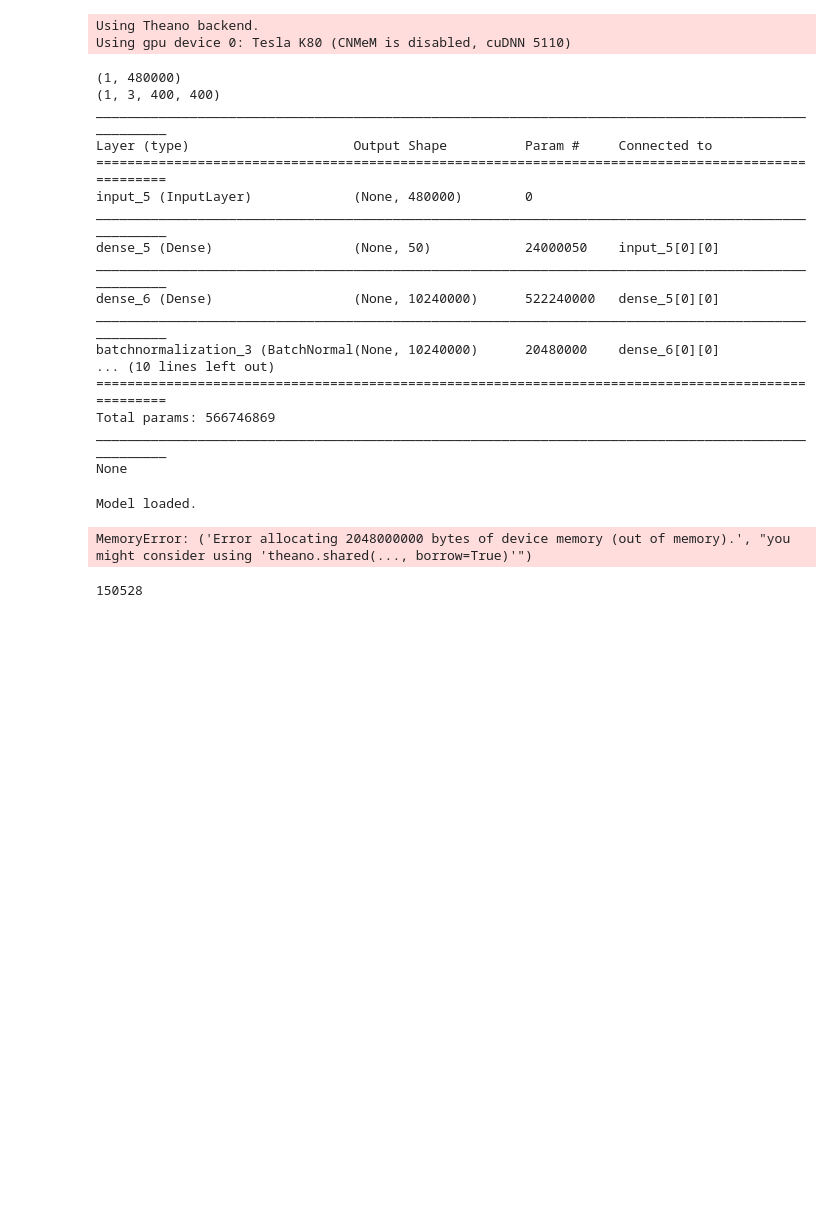
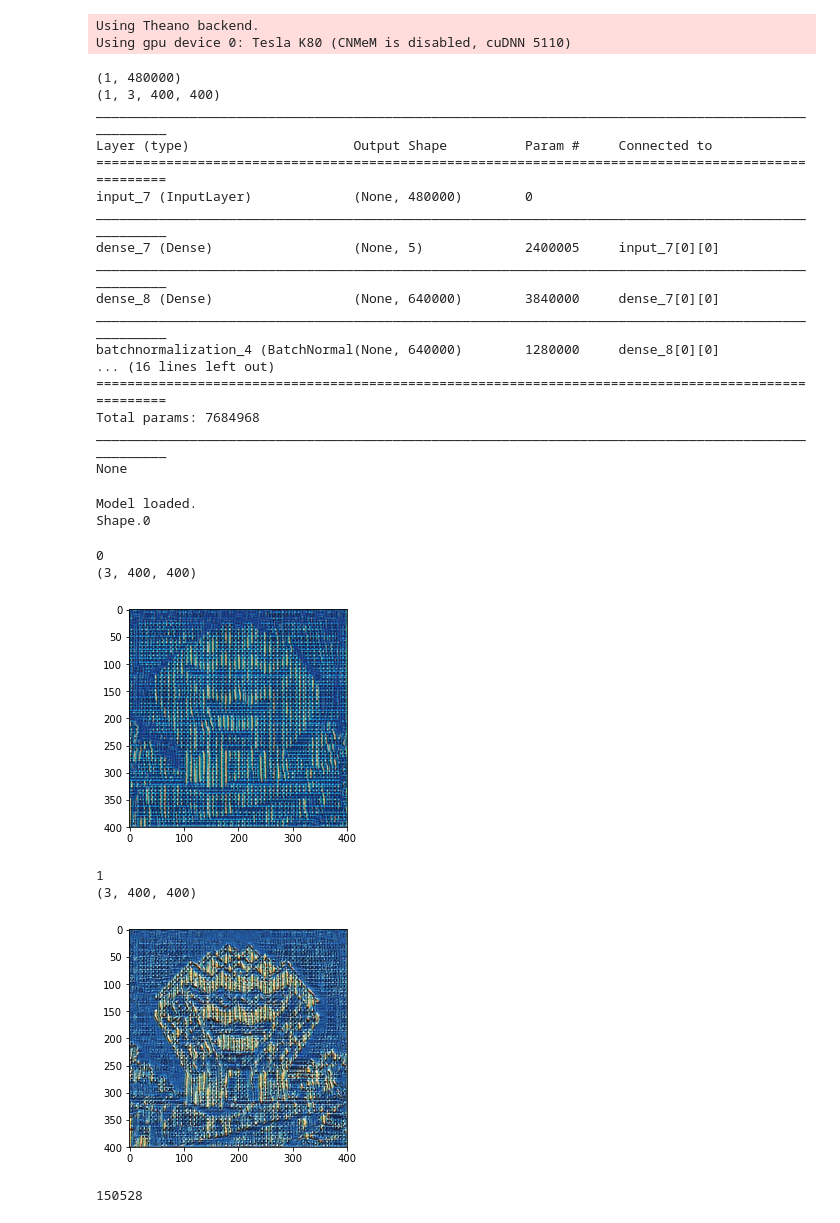
Before and after one commit to aliasvishnu/Generative-Style-Transfer, a Jupyter notebook: GNST-v3-Copy-Shubham.ipynb, the cells around one changed output. Drawn from its saved outputs; the diff is of its cells as text; code cells hidden in the pictures; blank space fills up the shorter version.

```diff
--- a/GNST-v3-Copy-Shubham.ipynb
+++ b/GNST-v3-Copy-Shubham.ipynb
@@ -29,8 +29,8 @@ base_image_path = "ucsd.jpg"
 style_reference_image_path = "vango.jpg"
 
 total_variation_weight = 1.0
-style_weight = 1.0*100*10
-content_weight = 0.025
+style_weight = 1.0
+content_weight = 0.025 / 400
 
 width, height = load_img(base_image_path).size
 img_nrows = 400
@@ -111,11 +111,11 @@ def get_loss2(y_true, y_pred):
     outputs_dict = dict([(layer.name, layer.output) for layer in model.layers])
 
     loss = K.variable(0.)
-#     layer_features = outputs_dict['block4_conv2']
-#     base_image_features = layer_features[0, :, :, :]
-#     print K.shape(base_image_features)
-#     combination_features = layer_features[2, :, :, :]
-#     loss = content_weight * content_loss(base_image_features, combination_features)
+    layer_features = outputs_dict['block4_conv2']
+    base_image_features = layer_features[0, :, :, :]
+    print K.shape(base_image_features)
+    combination_features = layer_features[2, :, :, :]
+    loss = content_weight * content_loss(base_image_features, combination_features)
 #     loss = 0 * content_loss(base_image_features, combination_features)
 
     feature_layers = ['block1_conv1', 'block2_conv1','block3_conv1', 'block4_conv1','block5_conv1']
@@ -134,15 +134,16 @@ def get_loss2(y_true, y_pred):
 inputs = Input(shape=( img_nrows*img_nrows*3, ))
 
 # Layer 1
-x1 = Dense(10, activation = 'tanh', init = 'glorot_uniform')(inputs)
+x1 = Dense(5, activation = 'tanh', init = 'glorot_uniform')(inputs)
 
 # Layer 2
-x = Dense(64*img_nrows*img_nrows, activation = 'tanh', init = 'glorot_uniform')(x1)
+x = Dense(64*img_nrows*img_nrows / 16, activation = 'tanh', init = 'glorot_uniform')(x1)
 x = BatchNormalization()(x)
-x = Reshape((64, img_nrows, img_nrows))(x)
+x = Reshape((64, img_nrows / 4, img_nrows / 4))(x)
 
 # Layer 3
 x = UpSampling2D(size = (2, 2))(x)
+x = Convolution2D(16, 5, 5, border_mode = 'same', activation = 'tanh')(x)
 x = Convolution2D(16, 5, 5, border_mode = 'same', activation = 'tanh')(x)
 
 # # Layer 4
@@ -155,6 +156,8 @@ x = Convolution2D(16, 5, 5, border_mode = 'same', activation = 'tanh')(x)
 
 # Layer 6
 x = UpSampling2D(size = (2, 2))(x)
+x = Convolution2D(64, 5, 5, border_mode = 'same', activation = 'sigmoid')(x)
+x = Convolution2D(64, 5, 5, border_mode = 'same', activation = 'sigmoid')(x)
 out = Convolution2D(3, 5, 5, border_mode = 'same', activation = 'sigmoid')(x)
 
 
@@ -188,16 +191,16 @@ print generative_model.summary()
 ____________________________________________________________________________________________________
 Layer (type)                     Output Shape          Param #     Connected to
 ====================================================================================================
-input_5 (InputLayer)             (None, 480000)        0
+input_7 (InputLayer)             (None, 480000)        0
 ____________________________________________________________________________________________________
-dense_5 (Dense)                  (None, 50)            24000050    input_5[0][0]
+dense_7 (Dense)                  (None, 5)             2400005     input_7[0][0]
 ____________________________________________________________________________________________________
-dense_6 (Dense)                  (None, 10240000)      522240000   dense_5[0][0]
+dense_8 (Dense)                  (None, 640000)        3840000     dense_7[0][0]
 ____________________________________________________________________________________________________
-batchnormalization_3 (BatchNormal(None, 10240000)      20480000    dense_6[0][0]
-... (10 lines left out)
+batchnormalization_4 (BatchNormal(None, 640000)        1280000     dense_8[0][0]
+... (16 lines left out)
 ====================================================================================================
-Total params: 566746869
+Total params: 7684968
 ____________________________________________________________________________________________________
 None
 # %%
@@ -205,17 +208,24 @@ adam_op = keras.optimizers.Adam(lr=0.001, beta_1=0.9, beta_2=0.999, epsilon=1e-0
 generative_model.compile(loss = get_loss2, optimizer = adam_op)
 # %% [output]
 Model loaded.
+Shape.0
 # %%
 for i in range(10):
-    generative_model.fit(trainX3, inpY, nb_epoch = 10, verbose=1)
+    generative_model.fit(trainX3, inpY, nb_epoch = 100, verbose=0)
+    print i
     img = generative_model.predict(trainX3)
     img = img[0]
     print img.shape
     img = img.swapaxes(0, 2).swapaxes(0, 1)
     plt.imshow(img)
     plt.show()
 # %% [output]
-MemoryError: ('Error allocating 2048000000 bytes of device memory (out of memory).', "you might consider using 'theano.shared(..., borrow=True)'")
+0
+(3, 400, 400)
+[figure, added]
+1
+(3, 400, 400)
+[figure, added]
 # %%
 jpgfile = Image.open("orig.jpg")
 inp = np.array(jpgfile.getdata())
```
Also changed, not shown: parts of 2 cells of this notebook, 9 other files.
